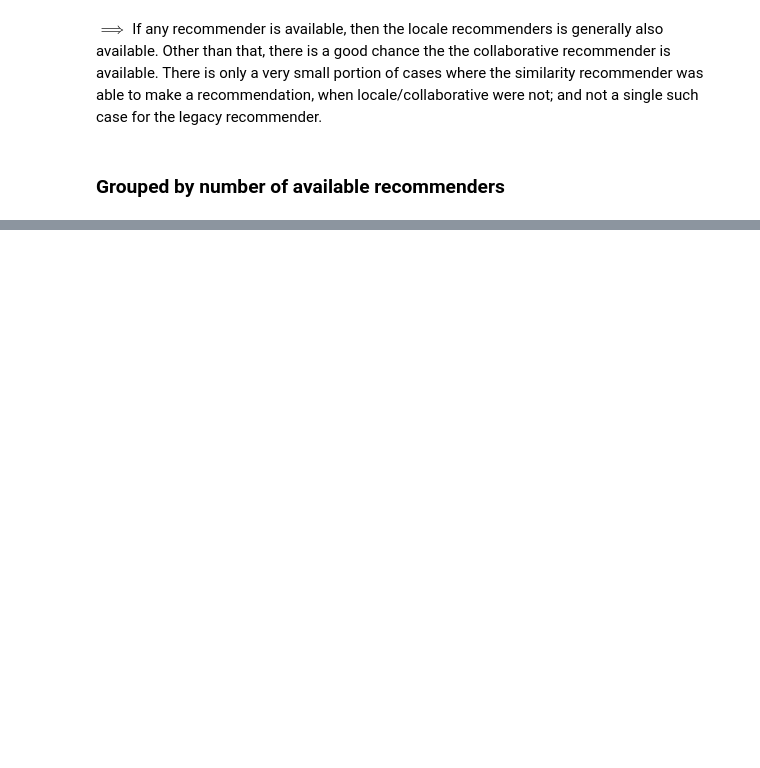
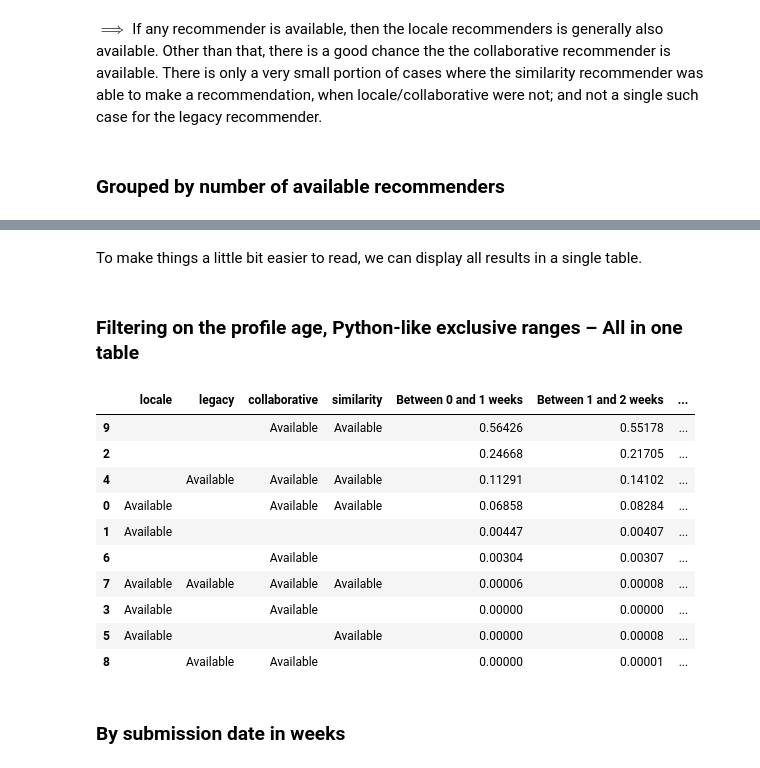
Before and after one commit to florian/taar-prototyping, a Jupyter notebook: evaluation.ipynb, the cells around one changed output, grey strips where cells are left out. Drawn from its saved outputs; the diff is of its cells as text; code cells hidden in the pictures; blank space fills up the shorter version.

```diff
--- a/evaluation.ipynb
+++ b/evaluation.ipynb
@@ -276,0 +331,10 @@ for num, group in groupby(sorted(results.keys(), key=sum), sum):
+# %%
+def nonzero_combinations(conditioned_results):
+    combinations = []
+
+    for sub_result in conditioned_results.values():
+        combinations += [key for key, value in sub_result.items() if value > 0]
+
+    return set(combinations)
+# %%
+combinations = nonzero_combinations(conditioned_results)
@@ -276,0 +368,2 @@ for num, group in groupby(sorted(results.keys(), key=sum), sum):
+# %%
+counts, titles = display_individual_filtered_results(conditioned_results, combinations)
@@ -276,0 +420,34 @@ for num, group in groupby(sorted(results.keys(), key=sum), sum):
+# %% [markdown]
+To make things a little bit easier to read, we can display all results in a single table.
+# %%
+def display_merged_filtered_results(counts, titles, total_results, combinations):
+    values = [total_results[sub_key] for sub_key in combinations]
+    sub_counts = get_relative_counts(values)
+    counts.append(sub_counts)
+    titles.append("Total, without any condition")
+
+    columns = recommenders.keys() + titles
+    data = format_data(results.keys(), counts)
+
+    df = DataFrame(columns=columns, data=data)
+    df = sorted_dataframe(df, counts[0])
+
+    display(Markdown("### Filtering on the profile age, Python-like exclusive ranges – All in one table"))
+    display(df)
+# %%
+display_merged_filtered_results(counts, titles, total_results, combinations)
+# %% [output]
+### Filtering on the profile age, Python-like exclusive ranges – All in one table
+|  | locale | legacy | collaborative | similarity | Between 0 and 1 weeks | Between 1 and 2 weeks | ... |
+| 9 |  |  | Available | Available | 0.56426 | 0.55178 | ... |
+| 2 |  |  |  |  | 0.24668 | 0.21705 | ... |
+| 4 |  | Available | Available | Available | 0.11291 | 0.14102 | ... |
+| 0 | Available |  | Available | Available | 0.06858 | 0.08284 | ... |
+| 1 | Available |  |  |  | 0.00447 | 0.00407 | ... |
+| 6 |  |  | Available |  | 0.00304 | 0.00307 | ... |
+| 7 | Available | Available | Available | Available | 0.00006 | 0.00008 | ... |
+| 3 | Available |  | Available |  | 0.00000 | 0.00000 | ... |
+| 5 | Available |  |  | Available | 0.00000 | 0.00008 | ... |
+| 8 |  | Available | Available |  | 0.00000 | 0.00001 | ... |
+# %% [markdown]
+### By submission date in weeks
```
Also changed, not shown: parts of 25 cells of this notebook.
